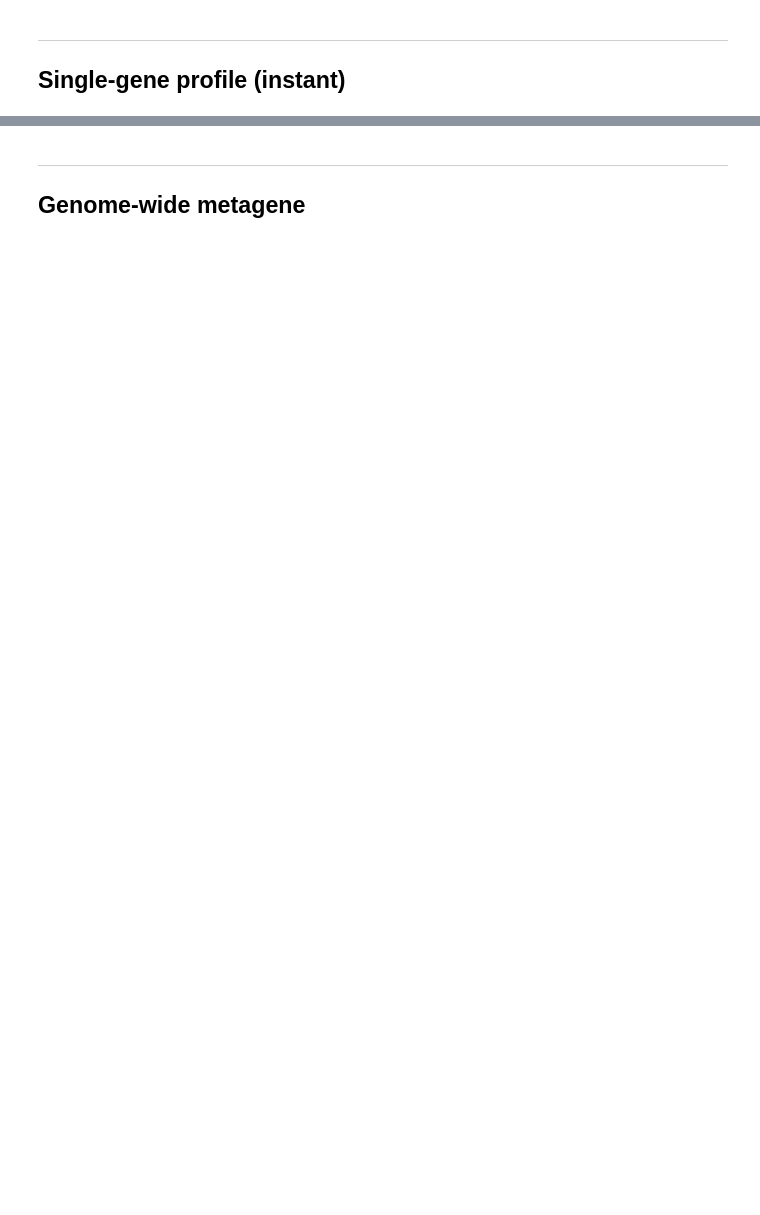
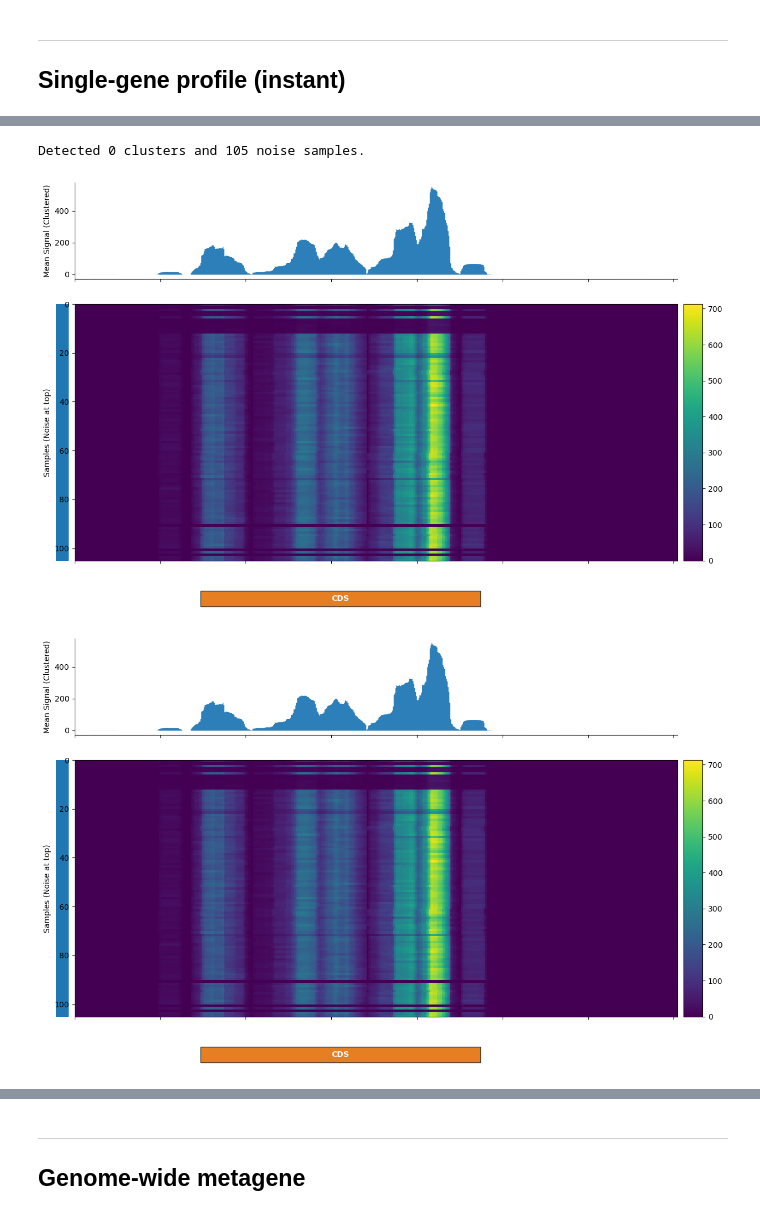
Before and after one commit to Ensembl/ensembl-genes-nf, a Jupyter notebook: notebooks/gene_profile_from_bam_zarr.ipynb, the cells around one changed output, grey strips where cells are left out. Saved outputs shown, nothing was run; the diff lists cells and outputs as text; code cells hidden in the pictures; blank space fills up the shorter version.

```diff
--- a/notebooks/gene_profile_from_bam_zarr.ipynb
+++ b/notebooks/gene_profile_from_bam_zarr.ipynb
@@ -394,3 +625,9 @@ plot_profiles(profiles, tx_len, cds_s, cds_e, sel_samples,
+# %%
+plot_ribo_dbscan(profiles, tx_len, cds_s, cds_e)
+# %% [output]
+Detected 0 clusters and 105 noise samples.
+[figure, added]
+[figure, added]
 # %%
 plot_profiles(profiles, tx_len, cds_s, cds_e, sel_samples,
     title=f"{gene['gene_name']} — normalised", normalise=True);
```
Also changed, not shown: parts of 19 cells of this notebook.
